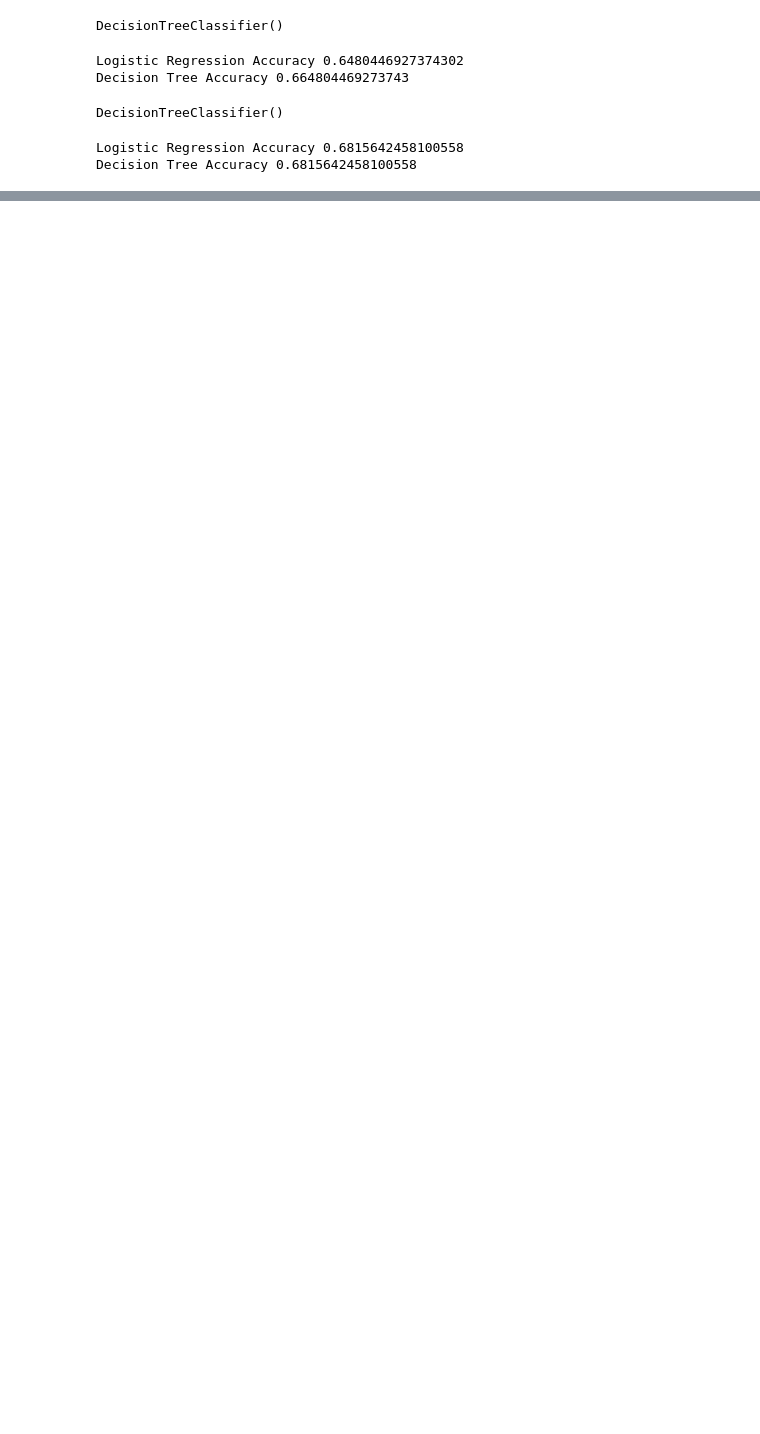
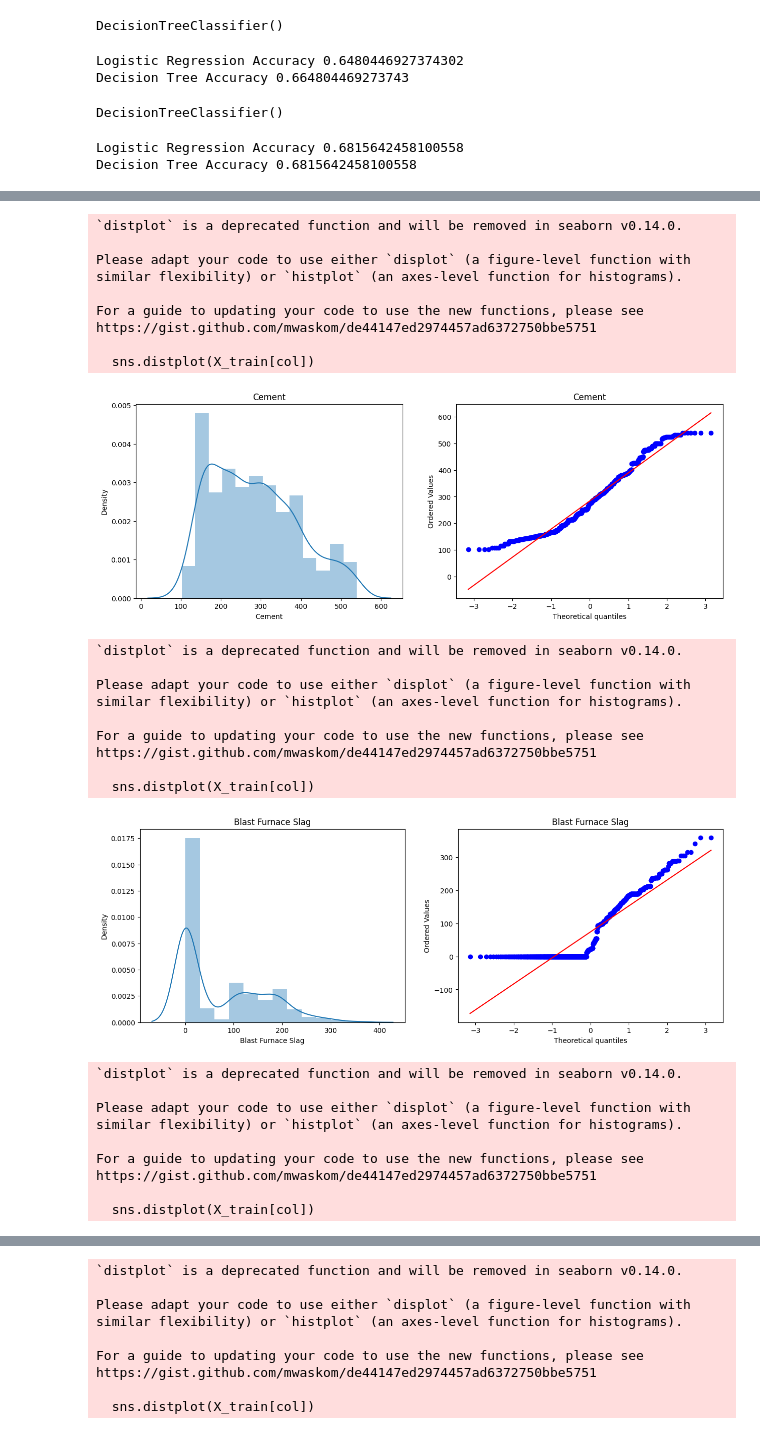
Before and after one commit to tiwarisubash956/Machine-Learning-Algorithms, a Jupyter notebook: ml-100-days.ipynb, the cells around one changed output, grey strips where cells are left out. Cells and saved outputs as stored; diff of their text form; code cells hidden in the pictures; blank space fills up the shorter version.

```diff
--- a/ml-100-days.ipynb
+++ b/ml-100-days.ipynb
@@ -1228,0 +1233,2 @@ Decision Tree Accuracy 0.6815642458100558
+# %%
+df=pd.read_csv("concrete_data.csv")
@@ -1228,0 +1274,14 @@ Decision Tree Accuracy 0.6815642458100558
+# %%
+X=df.drop('Strength',axis=1)
+y=df.iloc[:,-1]
+# %%
+X_train,X_test,y_train,y_test=train_test_split(X,y,test_size=0.2,random_state=42)
+# %%
+from sklearn.metrics import r2_score
+from sklearn.linear_model import LinearRegression
+lr=LinearRegression()
+lr.fit(X_train,y_train)
+
+y_pred=lr.predict(X_test)
+
+r2_score(y_test,y_pred)
@@ -1228,0 +1298,47 @@ Decision Tree Accuracy 0.6815642458100558
+# %%
+
+import seaborn as sns
+import matplotlib.pyplot as plt
+# plotting the distribution  of each columns of the data except Strenght before tranformation
+
+for col in X_train.columns:
+  plt.figure(figsize=(15,5))
+  plt.subplot(121)
+  sns.distplot(X_train[col])
+  plt.title(col)
+
+  plt.subplot(122)
+  stats.probplot(X_train[col],dist='norm',plot=plt)
+  plt.title(col)
+
+  plt.show()
+# %% [output]
+`distplot` is a deprecated function and will be removed in seaborn v0.14.0.
+
+Please adapt your code to use either `displot` (a figure-level function with
+similar flexibility) or `histplot` (an axes-level function for histograms).
+
+For a guide to updating your code to use the new functions, please see
+https://gist.github.com/mwaskom/de44147ed2974457ad6372750bbe5751
+
+  sns.distplot(X_train[col])
+[figure, added]
+`distplot` is a deprecated function and will be removed in seaborn v0.14.0.
+
+Please adapt your code to use either `displot` (a figure-level function with
+similar flexibility) or `histplot` (an axes-level function for histograms).
+
+For a guide to updating your code to use the new functions, please see
+https://gist.github.com/mwaskom/de44147ed2974457ad6372750bbe5751
+
+  sns.distplot(X_train[col])
+[figure, added]
+`distplot` is a deprecated function and will be removed in seaborn v0.14.0.
+
+Please adapt your code to use either `displot` (a figure-level function with
+similar flexibility) or `histplot` (an axes-level function for histograms).
+
+For a guide to updating your code to use the new functions, please see
+https://gist.github.com/mwaskom/de44147ed2974457ad6372750bbe5751
+
+  sns.distplot(X_train[col])
@@ -1228,0 +1346,9 @@ Decision Tree Accuracy 0.6815642458100558
+`distplot` is a deprecated function and will be removed in seaborn v0.14.0.
+
+Please adapt your code to use either `displot` (a figure-level function with
+similar flexibility) or `histplot` (an axes-level function for histograms).
+
+For a guide to updating your code to use the new functions, please see
+https://gist.github.com/mwaskom/de44147ed2974457ad6372750bbe5751
+
+  sns.distplot(X_train[col])
```
Also changed, not shown: parts of 85 cells of this notebook.
